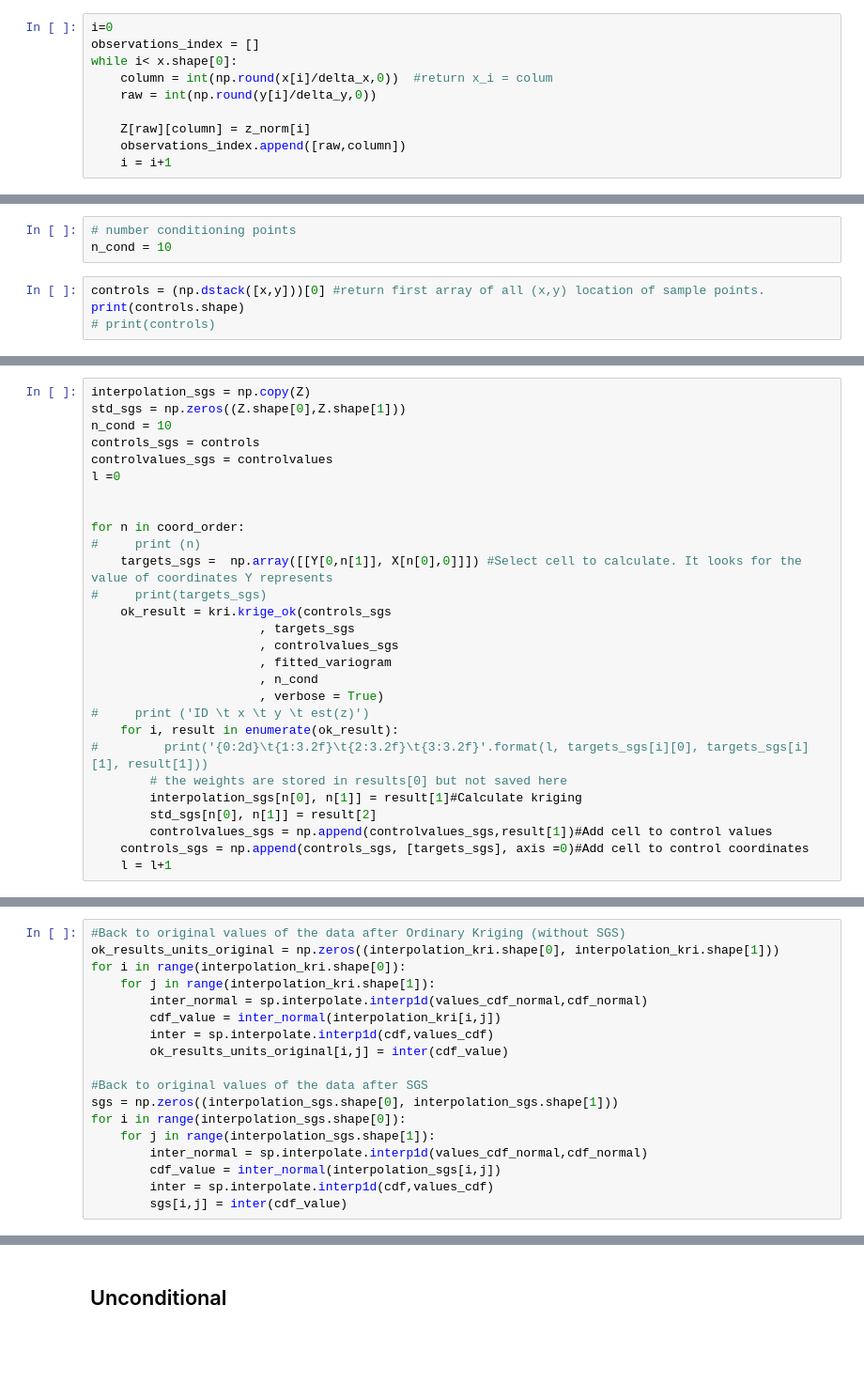
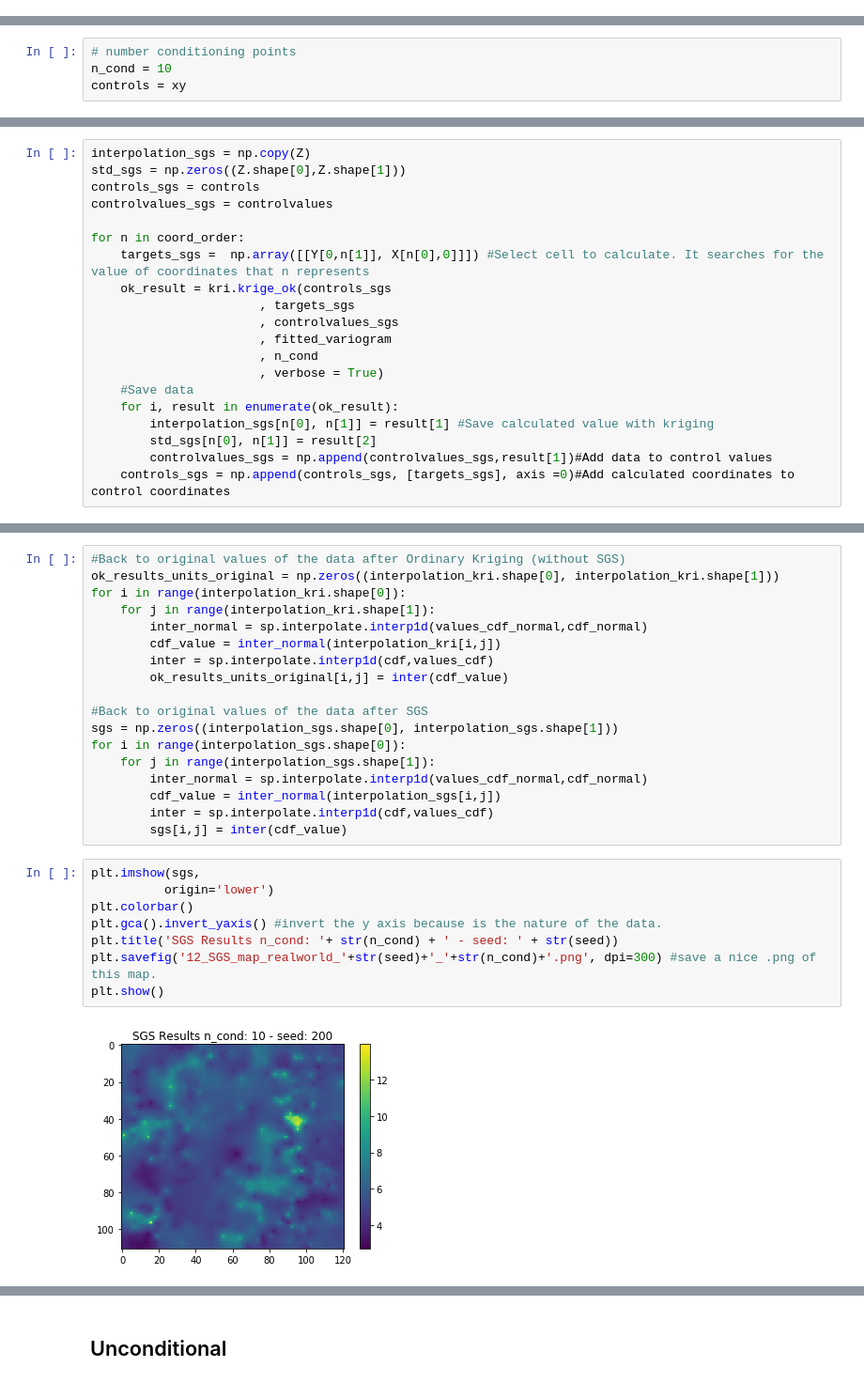
Before and after one commit to sazuluagaz/Geostatistics_Project, a Jupyter notebook: SGS_code_Jimmy_external_data.ipynb, the cells around one changed output, grey strips where cells are left out. Shown at 94% size. Saved outputs shown, nothing was run; the diff lists cells and outputs as text; blank space fills up the shorter version.

```diff
--- a/SGS_code_Jimmy_external_data.ipynb
+++ b/SGS_code_Jimmy_external_data.ipynb
@@ -282,16 +230,6 @@ plt.savefig('7_samples_in_grid_map.png', dpi=300) #save a nice .png of this map.
 max_z_normal value = 2.861769176055261
 min_z_normal value = -2.9058541750122475
 [figure]
-# %%
-i=0
-observations_index = []
-while i< x.shape[0]:
-    column = int(np.round(x[i]/delta_x,0))  #return x_i = colum
-    raw = int(np.round(y[i]/delta_y,0))
-
-    Z[raw][column] = z_norm[i]
-    observations_index.append([raw,column])
-    i = i+1
 # %% [markdown]
 # Theoretical Variogram Models
 # %%
@@ -381,7 +289,4 @@ interactive(children=(FloatSlider(value=0.8209000000000001, description='Sill',
 # %%
 # number conditioning points
 n_cond = 10
+controls = xy
-# %%
-controls = (np.dstack([x,y]))[0] #return first array of all (x,y) location of sample points.
-print(controls.shape)
-# print(controls)
@@ -531,31 +418,23 @@ coord_order = random_path(seed,index_to_simulate)#Indexes random
 # %%
 interpolation_sgs = np.copy(Z)
 std_sgs = np.zeros((Z.shape[0],Z.shape[1]))
-n_cond = 10
 controls_sgs = controls
 controlvalues_sgs = controlvalues
-l =0
-
 
 for n in coord_order:
-#     print (n)
-    targets_sgs =  np.array([[Y[0,n[1]], X[n[0],0]]]) #Select cell to calculate. It looks for the value of coordinates Y represents
-#     print(targets_sgs)
+    targets_sgs =  np.array([[Y[0,n[1]], X[n[0],0]]]) #Select cell to calculate. It searches for the value of coordinates that n represents
     ok_result = kri.krige_ok(controls_sgs
                        , targets_sgs
                        , controlvalues_sgs
                        , fitted_variogram
                        , n_cond
                        , verbose = True)
-#     print ('ID \t x \t y \t est(z)')
+    #Save data
     for i, result in enumerate(ok_result):
-#         print('{0:2d}\t{1:3.2f}\t{2:3.2f}\t{3:3.2f}'.format(l, targets_sgs[i][0], targets_sgs[i][1], result[1]))
-        # the weights are stored in results[0] but not saved here
-        interpolation_sgs[n[0], n[1]] = result[1]#Calculate kriging
+        interpolation_sgs[n[0], n[1]] = result[1] #Save calculated value with kriging
         std_sgs[n[0], n[1]] = result[2]
-        controlvalues_sgs = np.append(controlvalues_sgs,result[1])#Add cell to control values
-    controls_sgs = np.append(controls_sgs, [targets_sgs], axis =0)#Add cell to control coordinates
-    l = l+1
+        controlvalues_sgs = np.append(controlvalues_sgs,result[1])#Add data to control values
+    controls_sgs = np.append(controls_sgs, [targets_sgs], axis =0)#Add calculated coordinates to control coordinates
 # %%
 plt.imshow(interpolation_sgs,
           origin='lower')
@@ -598,3 +477,13 @@ for i in range(interpolation_sgs.shape[0]):
         cdf_value = inter_normal(interpolation_sgs[i,j])
         inter = sp.interpolate.interp1d(cdf,values_cdf)
         sgs[i,j] = inter(cdf_value)
+# %%
+plt.imshow(sgs,
+          origin='lower')
+plt.colorbar()
+plt.gca().invert_yaxis() #invert the y axis because is the nature of the data.
+plt.title('SGS Results n_cond: '+ str(n_cond) + ' - seed: ' + str(seed))
+plt.savefig('12_SGS_map_realworld_'+str(seed)+'_'+str(n_cond)+'.png', dpi=300) #save a nice .png of this map.
+plt.show()
+# %% [output]
+[figure, added]
```
Also changed, not shown: parts of 38 cells of this notebook.
